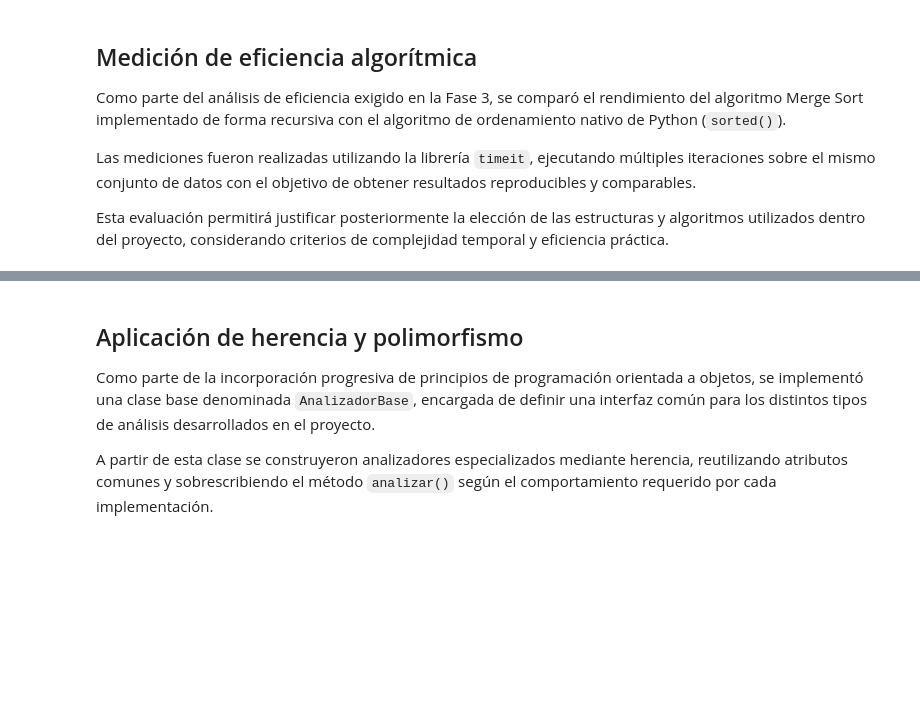
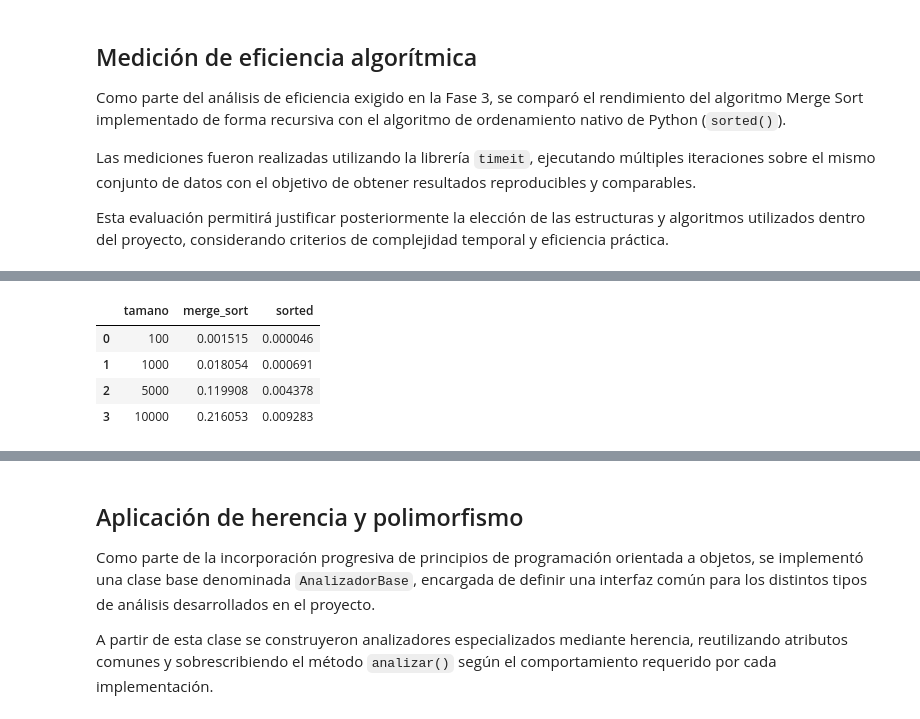
Before and after one commit to Bass-i/food-price-analysis, a Jupyter notebook: F3/notebooks/F3_Nucleo_Algoritmico.ipynb, the cells around one changed output, grey strips where cells are left out. Cells and saved outputs as stored; diff of their text form; code cells hidden in the pictures; blank space fills up the shorter version.

```diff
--- a/F3/notebooks/F3_Nucleo_Algoritmico.ipynb
+++ b/F3/notebooks/F3_Nucleo_Algoritmico.ipynb
@@ -320,0 +340,43 @@ Esta evaluación permitirá justificar posteriormente la elección de las estruc
+# %%
+import random
+import timeit
+import pandas as pd
+
+tamanos = [100, 1000, 5000, 10000]
+
+resultados = []
+
+for n in tamanos:
+
+    datos = [
+        random.uniform(-100, 100)
+        for _ in range(n)
+    ]
+
+    tiempo_merge = timeit.timeit(
+        lambda: merge_sort(datos.copy()),
+        number=10
+    )
+
+    tiempo_sorted = timeit.timeit(
+        lambda: sorted(datos.copy()),
+        number=10
+    )
+
+    resultados.append(
+        {
+            "tamano": n,
+            "merge_sort": tiempo_merge,
+            "sorted": tiempo_sorted
+        }
+    )
+
+df_escalamiento = pd.DataFrame(resultados)
+
+df_escalamiento
+# %% [output]
+|  | tamano | merge_sort | sorted |
+| 0 | 100 | 0.001515 | 0.000046 |
+| 1 | 1000 | 0.018054 | 0.000691 |
+| 2 | 5000 | 0.119908 | 0.004378 |
+| 3 | 10000 | 0.216053 | 0.009283 |
```
Also changed, not shown: parts of 10 cells of this notebook, 2 other files.
